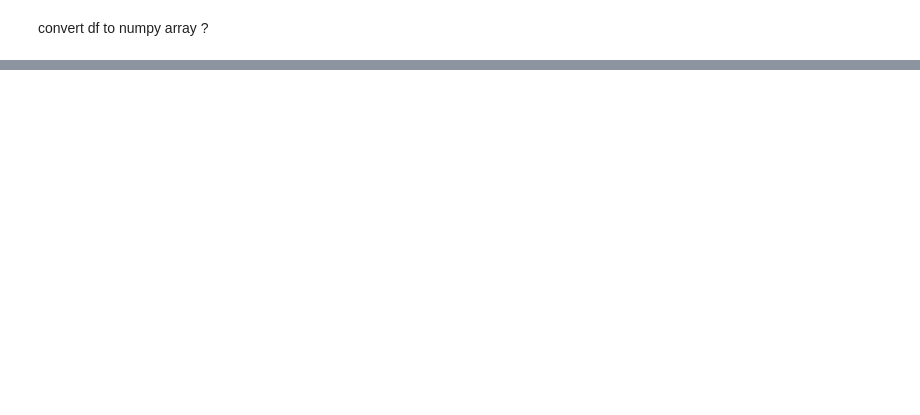
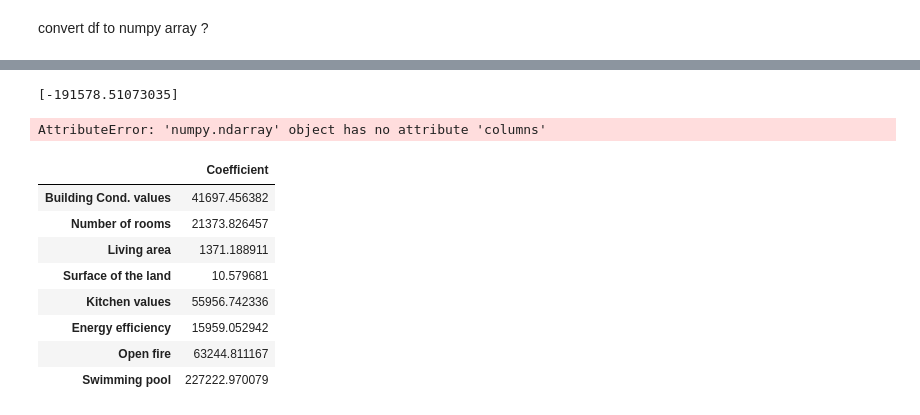
Before and after one commit to Ta-DevSark/challenge-regression, a Jupyter notebook: mourad.ipynb, the cells around one changed output, grey strips where cells are left out. Cells and saved outputs as stored; diff of their text form; code cells hidden in the pictures; blank space fills up the shorter version.

```diff
--- a/mourad.ipynb
+++ b/mourad.ipynb
@@ -59,0 +67,20 @@ LinearRegression does not accept missing values encoded as NaN natively. For sup
+# %%
+print(lm.intercept_)
+# %% [output]
+[-191578.51073035]
+# %%
+coeff_df = pd.DataFrame(lm.coef_.T,X.columns,columns=['Coefficient'])
+# %% [output]
+AttributeError: 'numpy.ndarray' object has no attribute 'columns'
+# %%
+coeff_df
+# %% [output]
+|  | Coefficient |
+| Building Cond. values | 41697.456382 |
+| Number of rooms | 21373.826457 |
+| Living area | 1371.188911 |
+| Surface of the land | 10.579681 |
+| Kitchen values | 55956.742336 |
+| Energy efficiency | 15959.052942 |
+| Open fire | 63244.811167 |
+| Swimming pool | 227222.970079 |
```
Also changed, not shown: parts of 10 cells of this notebook.
